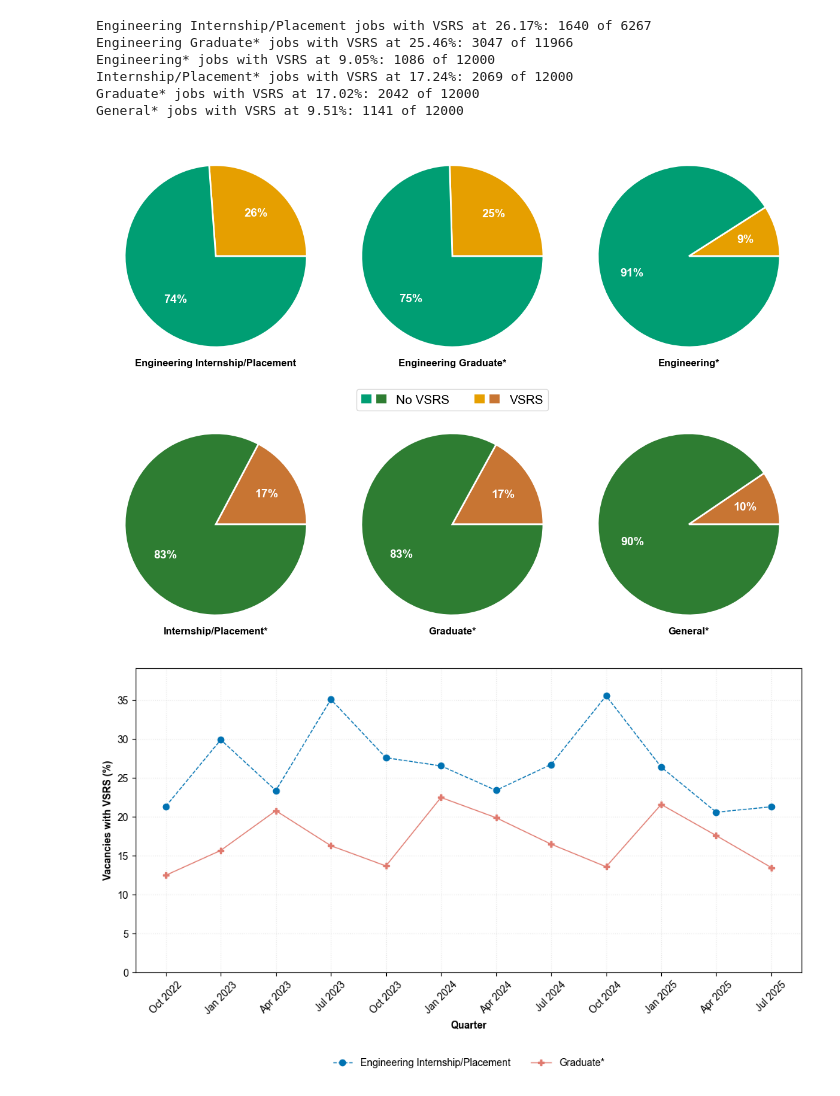
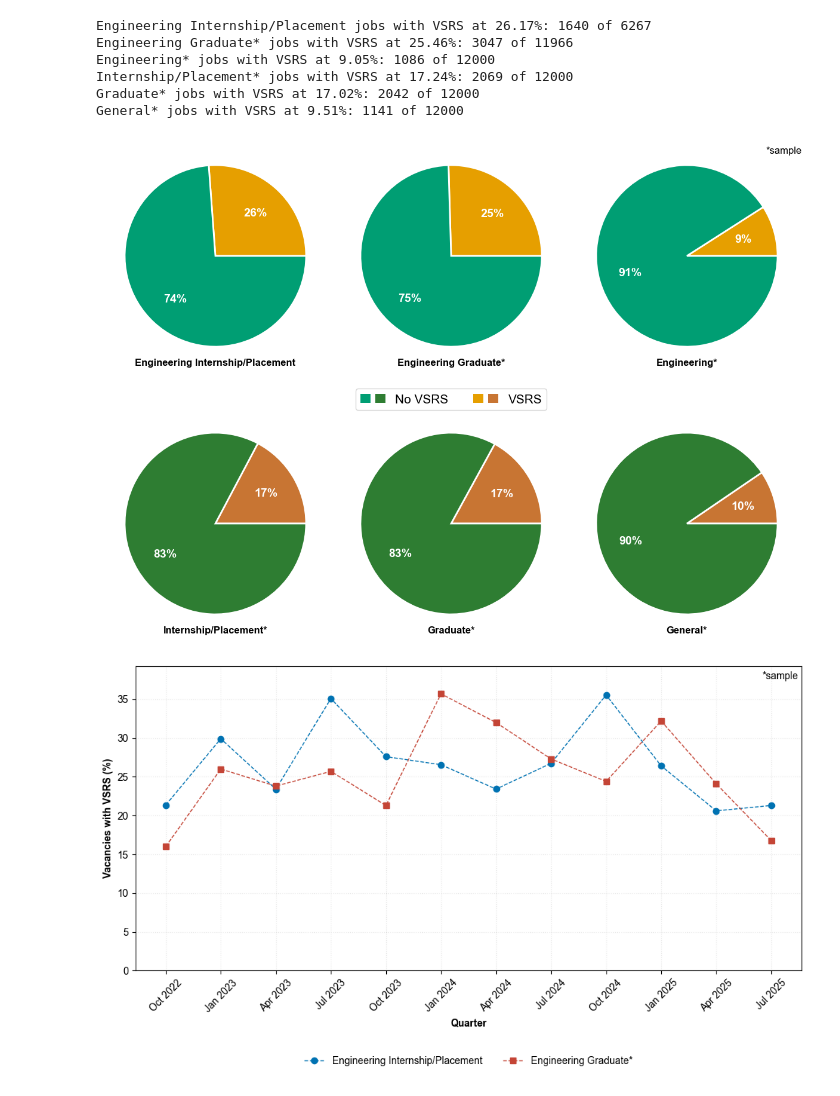
Before and after one commit to elijahalways/EVR, a Jupyter notebook: evr_filter_visuals.ipynb, the cells around one changed output. Saved outputs shown, nothing was run; the diff lists cells and outputs as text; code cells hidden in the pictures.

```diff
--- a/evr_filter_visuals.ipynb
+++ b/evr_filter_visuals.ipynb
@@ -108,11 +108,19 @@ fig.legend(
     bbox_to_anchor=(0.5, 0.45)
 )
 
+# *Sample Note
+fig.text(
+    0.99, 0.78, "*sample",
+    ha="right",
+    va="top",
+    fontsize=12
+)
+
 plt.tight_layout(rect=[0, 0, 1, 0.88])
 
 plt.savefig('filter_pie.svg', format='svg', bbox_inches='tight')
 # %% [output]
-[figure, old version]
+[figure, new version]
 # %%
 # Calculate quarterly VSRS percentages
 
@@ -181,8 +189,8 @@ fig, ax = plt.subplots(figsize=(10, 6))
 plot_data = [
     (fdf_percentage,   fdf_title,   "#0072B2", "o", "--"),   # Engineering
     #(ipfdf_percentage, ipfdf_title, "#56B4E9", "D", "-" ),   # Non-engineering
-    #(egfdf_percentage, egfdf_title, "#C44536", "s", "--"),   # Engineering
-    (gfdf_percentage,  gfdf_title,  "#E07A6F", "P", "-" ),   # Non-engineering
+    (egfdf_percentage, egfdf_title, "#C44536", "s", "--"),   # Engineering
+    #(gfdf_percentage,  gfdf_title,  "#E07A6F", "P", "-" ),   # Non-engineering
     #(efdf_percentage,  efdf_title,  "#6A3D9A", "^", "--"),   # Engineering
     #(ufdf_percentage,  ufdf_title,  "#CAB2D6", "X", "-" )    # Non-engineering
 ]
@@ -215,36 +223,44 @@ ax.set_ylim(
         #max(ufdf_percentage),
         #max(efdf_percentage),
         #max(ipfdf_percentage),
-        #max(egfdf_percentage),
-        max(gfdf_percentage)
+        max(egfdf_percentage),
+        #max(gfdf_percentage)
     ) * 1.1
 )
 
 # Format x-axis labels
 ax.set_xticks(range(len(labels)))
 ax.set_xticklabels(labels, rotation=45)
 
 # Gridlines
 ax.grid(
     True,
     alpha=0.3,
     linestyle=":"
 )
 
 # Legend
 ax.legend(
     loc="upper center",
     bbox_to_anchor=(0.5, -0.25),
     ncol=3, # Change column depending on number of data variables
     frameon=False
 )
 
+# *Sample Note
+ax.text(
+    0.995, 0.95, "*sample",
+    transform=ax.transAxes,
+    ha="right",
+    va="bottom"
+)
+
 fig.tight_layout()
 
 plt.savefig(
     "filter_line.svg",
     format="svg",
     bbox_inches="tight"
 )
 # %% [output]
-[figure, old version]
+[figure, new version]
```
